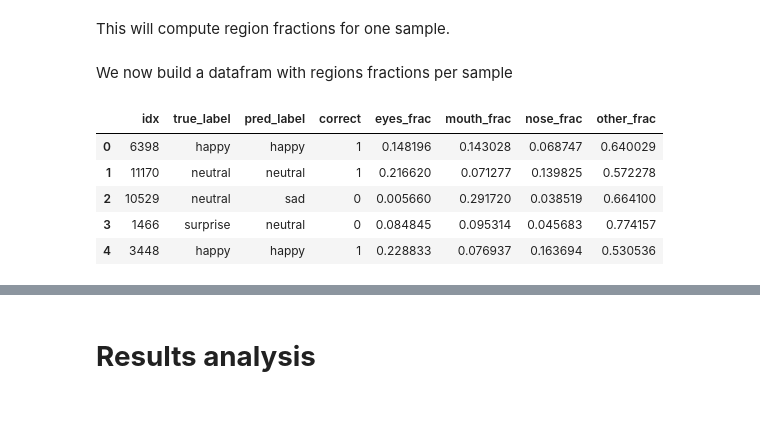
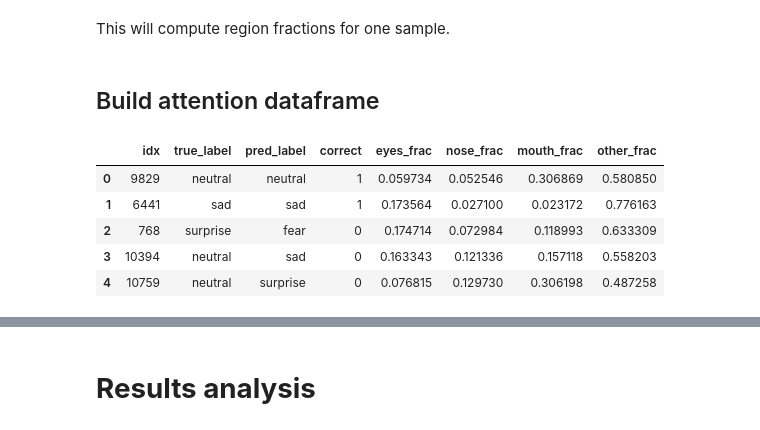
Before and after one commit to hassen8/emotion_recognition_bias_auditing, a Jupyter notebook: notebooks/deepface_on_RAF_GRAD_CAM.ipynb, the cells around one changed output, grey strips where cells are left out. Drawn from its saved outputs; the diff is of its cells as text; code cells hidden in the pictures.

```diff
--- a/notebooks/deepface_on_RAF_GRAD_CAM.ipynb
+++ b/notebooks/deepface_on_RAF_GRAD_CAM.ipynb
@@ -840,3 +656,0 @@ def show_and_save_gradcam(idx, save=True):
-# %%
-for idx in [0, 5, 10, 25, 40]:
-    show_and_save_gradcam(idx)
@@ -1037,3 +784,21 @@ def get_face_regions(img_bgr):
+# %%
+def get_face_regions(img_bgr):
+    H, W = img_bgr.shape[:2]
+
+    eye_y1, eye_y2 = 0.18 * H, 0.42 * H
+    eye_x1, eye_x2 = 0.18 * W, 0.82 * W
+
+    nose_y1, nose_y2 = 0.35 * H, 0.65 * H
+    nose_x1, nose_x2 = 0.35 * W, 0.65 * W
+
+    mouth_y1, mouth_y2 = 0.62 * H, 0.88 * H
+    mouth_x1, mouth_x2 = 0.25 * W, 0.75 * W
+
+    return {
+        "eyes":  _clip_box(eye_x1,  eye_y1,  eye_x2,  eye_y2,  W, H),
+        "nose":  _clip_box(nose_x1, nose_y1, nose_x2, nose_y2, W, H),
+        "mouth": _clip_box(mouth_x1, mouth_y1, mouth_x2, mouth_y2, W, H),
+    }
 # %% [markdown]
 This will compute region fractions for one sample.
 # %%
@@ -1077,40 +848,38 @@ def compute_region_fractions(img_bgr, heatmap):
-# %% [markdown]
-We now build a datafram with regions fractions per sample
+# %% [markdown]
+## Build attention dataframe
 # %%
-import pandas as pd
+records = []
+SUBSET = subset_indices[:200]  # adjust
 
-records = []
+for idx in tqdm(SUBSET):
+    img_bgr = image_data[idx]
+    true_label = df.loc[idx, "emotion_label"]
 
-for idx in subset_indices:
-    img_bgr = image_data[idx]
-    true_label = df["emotion_label"].iloc[idx]
+    img_tensor = preprocess_for_emotion(img_bgr)
+    heatmap, scores = make_gradcam_heatmap(img_tensor)
 
-    # Grad-CAM
-    img_tensor = preprocess_for_emotion(img_bgr)
-    heatmap, preds = make_gradcam_heatmap(img_tensor)
-    pred_idx = np.argmax(preds)
-    pred_label = emotion_labels[pred_idx]
+    pred_idx = int(np.argmax(scores))
+    pred_label = EMOTIONS[pred_idx]
 
-    # region attention fractions
     fracs = compute_region_fractions(img_bgr, heatmap)
 
     records.append({
         "idx": idx,
         "true_label": true_label,
         "pred_label": pred_label,
         "correct": int(true_label == pred_label),
         "eyes_frac": fracs["eyes"],
+        "nose_frac": fracs["nose"],
         "mouth_frac": fracs["mouth"],
-        "nose_frac": fracs["nose"],
         "other_frac": fracs["other"],
     })
 
 attention_df = pd.DataFrame(records)
 attention_df.head()
 # %% [output]
-|  | idx | true_label | pred_label | correct | eyes_frac | mouth_frac | nose_frac | other_frac |
-| 0 | 6398 | happy | happy | 1 | 0.148196 | 0.143028 | 0.068747 | 0.640029 |
-| 1 | 11170 | neutral | neutral | 1 | 0.216620 | 0.071277 | 0.139825 | 0.572278 |
-| 2 | 10529 | neutral | sad | 0 | 0.005660 | 0.291720 | 0.038519 | 0.664100 |
-| 3 | 1466 | surprise | neutral | 0 | 0.084845 | 0.095314 | 0.045683 | 0.774157 |
-| 4 | 3448 | happy | happy | 1 | 0.228833 | 0.076937 | 0.163694 | 0.530536 |
+|  | idx | true_label | pred_label | correct | eyes_frac | nose_frac | mouth_frac | other_frac |
+| 0 | 9829 | neutral | neutral | 1 | 0.059734 | 0.052546 | 0.306869 | 0.580850 |
+| 1 | 6441 | sad | sad | 1 | 0.173564 | 0.027100 | 0.023172 | 0.776163 |
+| 2 | 768 | surprise | fear | 0 | 0.174714 | 0.072984 | 0.118993 | 0.633309 |
+| 3 | 10394 | neutral | sad | 0 | 0.163343 | 0.121336 | 0.157118 | 0.558203 |
+| 4 | 10759 | neutral | surprise | 0 | 0.076815 | 0.129730 | 0.306198 | 0.487258 |
```
Also changed, not shown: parts of 76 cells of this notebook.
